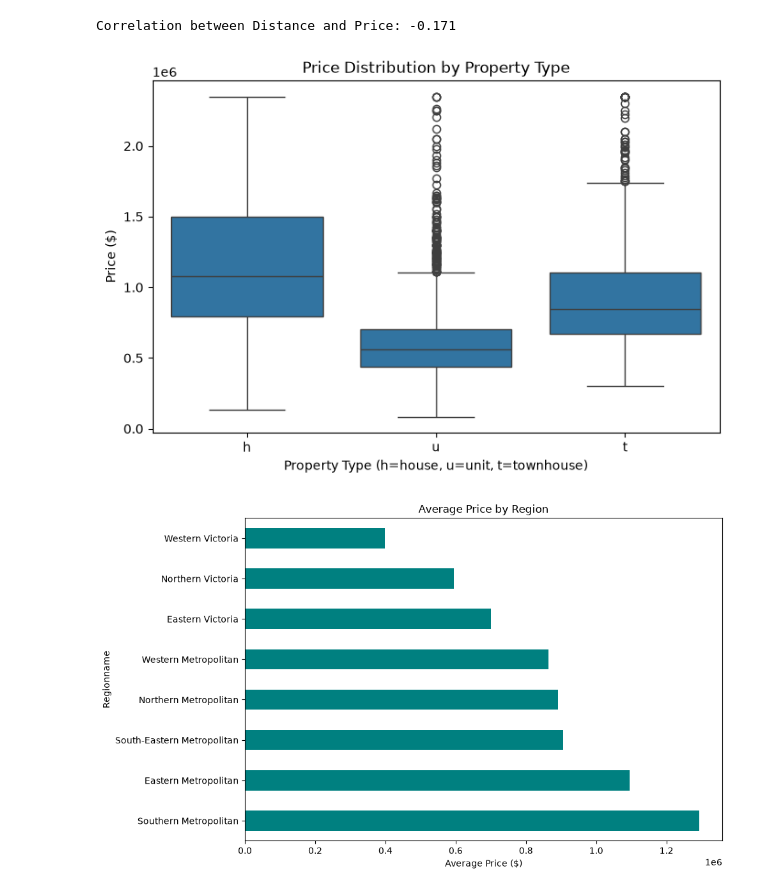
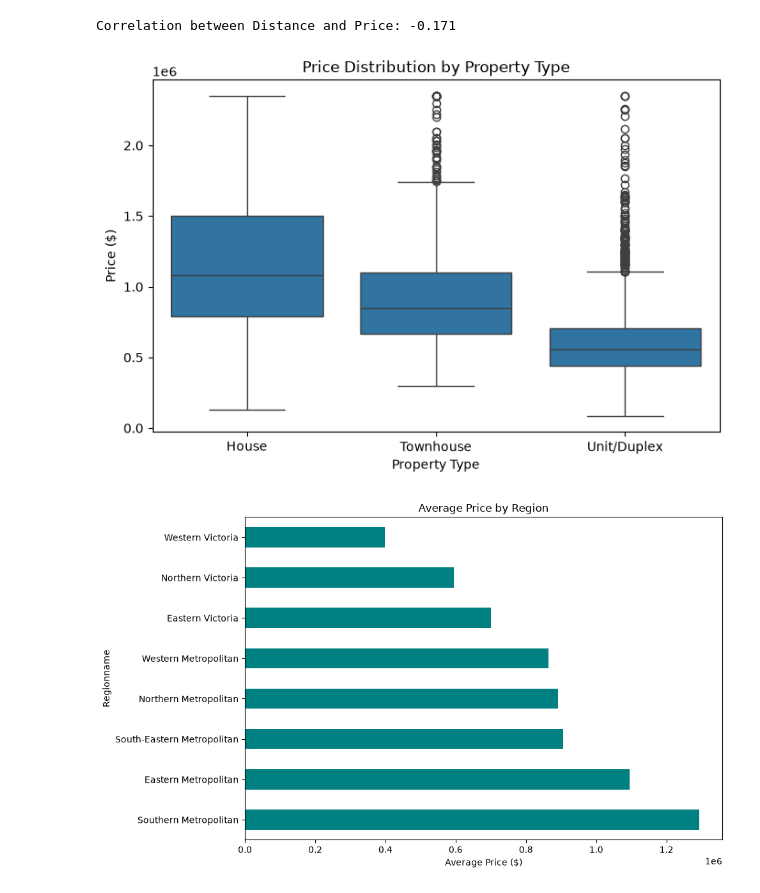
Before and after one commit to juanjosy07/Melbourne-Property-Market-Analysis, a Jupyter notebook: Melbourne Property Market Analysis.ipynb, the cells around one changed output. Cells and saved outputs as stored; diff of their text form; code cells hidden in the pictures.

```diff
--- a/Melbourne Property Market Analysis.ipynb
+++ b/Melbourne Property Market Analysis.ipynb
@@ -91,3 +91,12 @@ print(df.isnull().sum().sum(), "total missing values remaining")
 # %% [markdown]
 ### Handling Missing Data
 `Car` and `CouncilArea` had minimal missingness and were imputed with the median and 'Unknown' respectively. `YearBuilt` and `BuildingArea` had substantial missingness (~40–47%). Rather than dropping these columns or rows — which would remove a large portion of the dataset — missing values were imputed using the median value within each suburb, since property characteristics vary meaningfully by location. Flag columns (`YearBuilt_Missing`, `BuildingArea_Missing`) were created so this imputation remains transparent and can be accounted for in later analysis.
+# %%
+type_mapping = {
+    'h': 'House',
+    'u': 'Unit/Duplex',
+    't': 'Townhouse'
+}
+df['Type'] = df['Type'].map(type_mapping).fillna(df['Type'])
+df['Type'] = df['Type'].astype('category')
+print(df['Type'].value_counts())
@@ -239,12 +257,12 @@ Correlation between Distance and Price: -0.171
 # %%
 plt.figure(figsize=(8, 5))
 sns.boxplot(x='Type', y='Price', data=df)
 plt.title('Price Distribution by Property Type')
-plt.xlabel('Property Type (h=house, u=unit, t=townhouse)')
+plt.xlabel('Property Type')
 plt.ylabel('Price ($)')
 plt.show()
 # %% [output]
-[figure, old version]
+[figure, new version]
 # %%
 plt.figure(figsize=(10, 6))
 region_avg = df.groupby('Regionname')['Price'].mean().sort_values(ascending=False)
```
Also changed, not shown: parts of 11 cells of this notebook.
